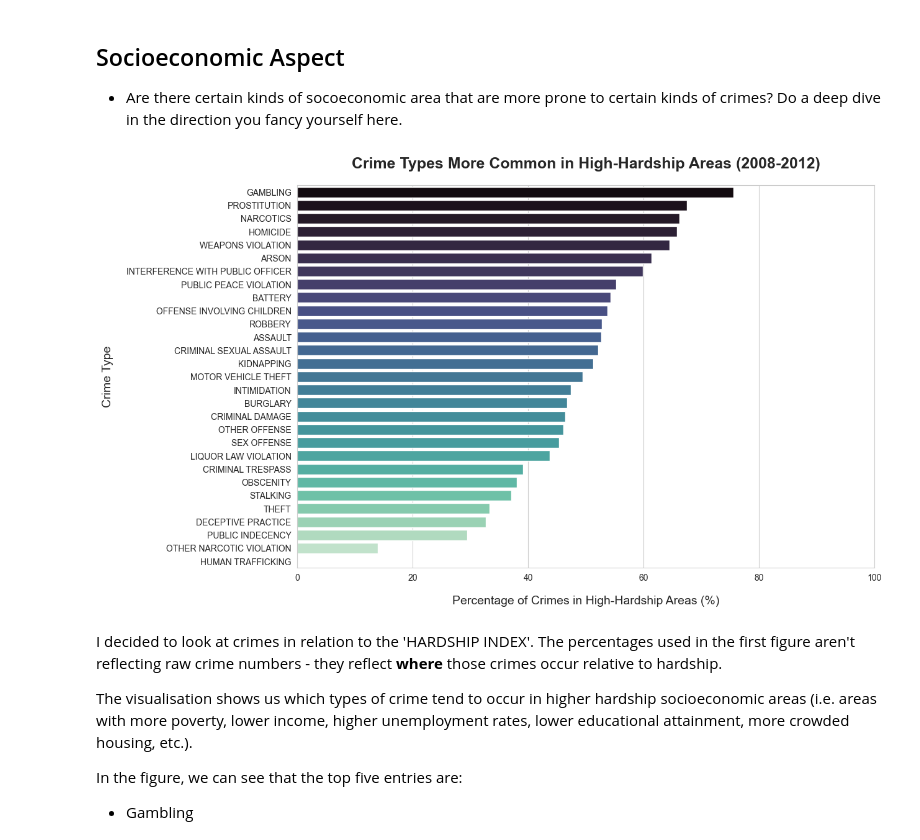
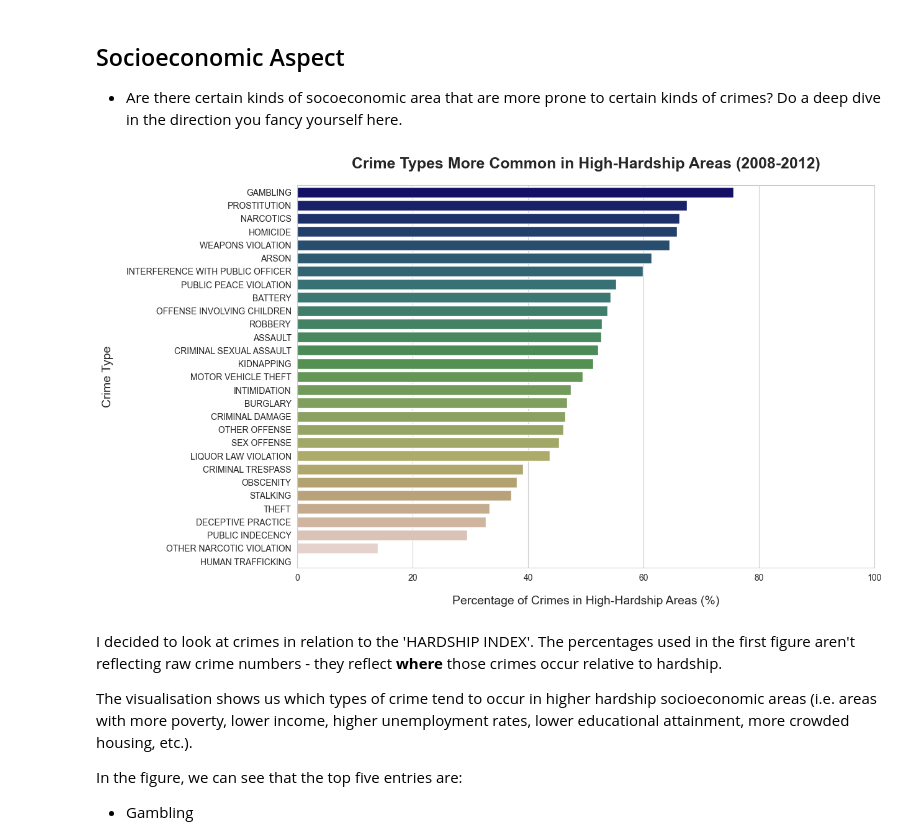
Before and after one commit to l3xbot/Data_Processing_Project_Visualisation, a Jupyter notebook: chicago_crime_visualisations.ipynb, the cells around one changed output. Cells and saved outputs as stored; diff of their text form; code cells hidden in the pictures.

```diff
--- a/chicago_crime_visualisations.ipynb
+++ b/chicago_crime_visualisations.ipynb
@@ -854,25 +854,25 @@ crime_by_hardship_sorted = crime_by_hardship.sort_values('High Hardship (%)', as
 # %%
 # -------------------------------------------
 # 🔹 PLOT: CRIMES IN HIGH-HARDSHIP AREAS
 # -------------------------------------------
 plt.figure(figsize=(12,8))
 
 sns.barplot(
     x='High Hardship (%)',
     y=crime_by_hardship_sorted.index,
     data=crime_by_hardship_sorted,
-    palette='mako'
+    palette='gist_earth'
 )
 
 # Style improvements
 plt.title('Crime Types More Common in High-Hardship Areas (2008-2012)', size=18, pad=20, fontweight='bold')
 plt.xlabel('Percentage of Crimes in High-Hardship Areas (%)', size=14, labelpad=15)
 plt.ylabel('Crime Type', size=14, labelpad=15)
 plt.xlim(0, 100)
 
 plt.show()
 # %% [output]
-[figure, old version]
+[figure, new version]
 # %%
 # -------------------------------------------
 # 🔹 PLOT: MAP - HARDSHIP & CRIME HEATMAPS
```
Also changed, not shown: parts of 6 cells of this notebook, 3 other files.
